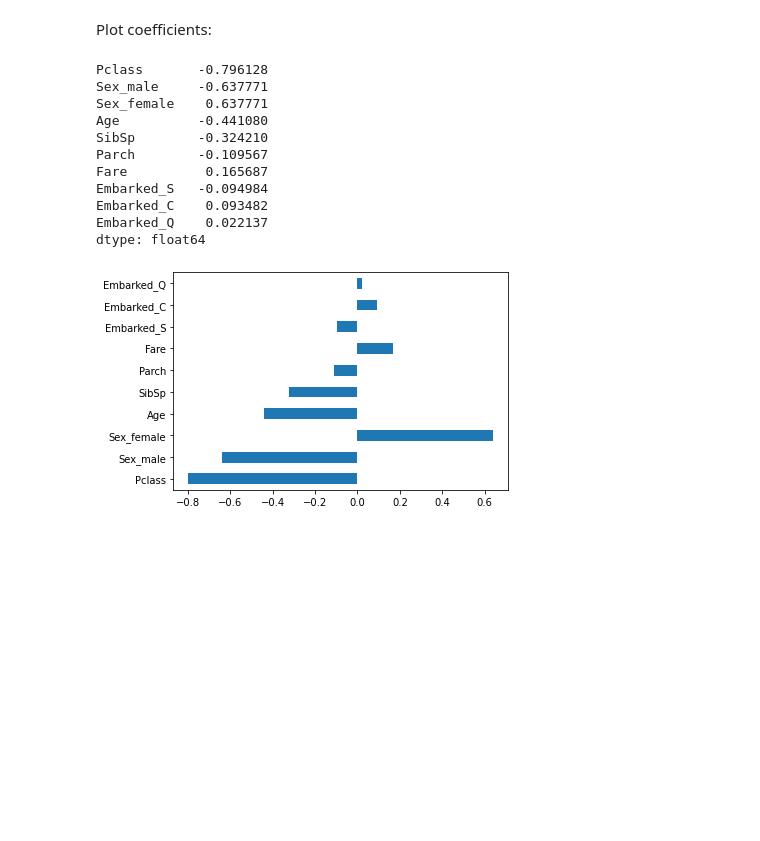
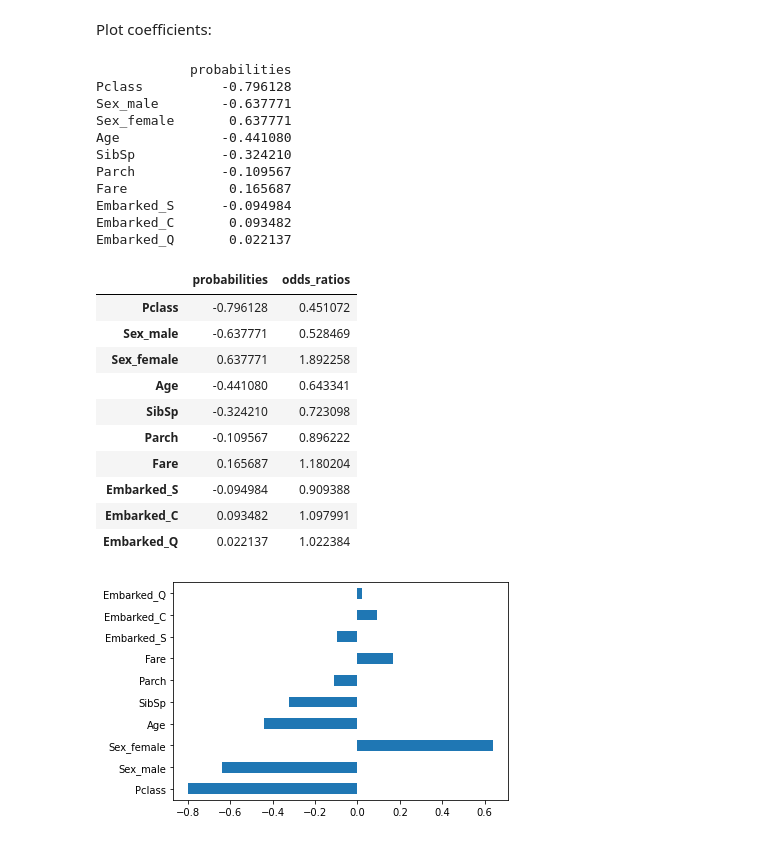
Before and after one commit to austinlasseter/DS-Unit-2-Linear-Models, a Jupyter notebook: module4-logistic-regression/214_responses.ipynb, the cells around one changed output. Saved outputs shown, nothing was run; the diff lists cells and outputs as text; code cells hidden in the pictures; blank space fills up the shorter version.

```diff
--- a/module4-logistic-regression/214_responses.ipynb
+++ b/module4-logistic-regression/214_responses.ipynb
@@ -525,20 +525,38 @@ Validation Accuracy 0.8071748878923767
 Plot coefficients:
 # %%
 # what are the coeffs? what do they mean?
-coefficients = pd.Series(model.coef_[0], X_train_encoded.columns)
+coefficients = pd.DataFrame(model.coef_[0], X_train_encoded.columns, columns=['probabilities'])
 print(coefficients)
 # %% [output]
-Pclass       -0.796128
-Sex_male     -0.637771
-Sex_female    0.637771
-Age          -0.441080
-SibSp        -0.324210
-Parch        -0.109567
-Fare          0.165687
-Embarked_S   -0.094984
-Embarked_C    0.093482
-Embarked_Q    0.022137
-dtype: float64
+            probabilities
+Pclass          -0.796128
+Sex_male        -0.637771
+Sex_female       0.637771
+Age             -0.441080
+SibSp           -0.324210
+Parch           -0.109567
+Fare             0.165687
+Embarked_S      -0.094984
+Embarked_C       0.093482
+Embarked_Q       0.022137
+# %%
+# You can get the odds ratios by taking the exponent of the coeffecients:
+import numpy as np
+odds_ratios = np.exp(model.coef_)
+coefficients['odds_ratios']=odds_ratios[0]
+coefficients
+# %% [output]
+|  | probabilities | odds_ratios |
+| Pclass | -0.796128 | 0.451072 |
+| Sex_male | -0.637771 | 0.528469 |
+| Sex_female | 0.637771 | 1.892258 |
+| Age | -0.441080 | 0.643341 |
+| SibSp | -0.324210 | 0.723098 |
+| Parch | -0.109567 | 0.896222 |
+| Fare | 0.165687 | 1.180204 |
+| Embarked_S | -0.094984 | 0.909388 |
+| Embarked_C | 0.093482 | 1.097991 |
+| Embarked_Q | 0.022137 | 1.022384 |
 # %%
 # display the coeffs alphabetically, by name
 coefficients.plot.barh();
```
